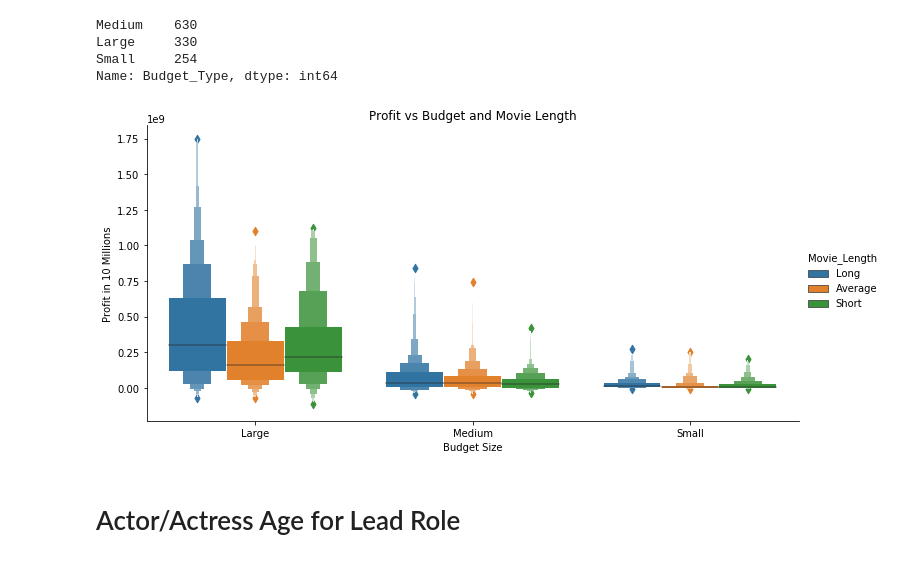
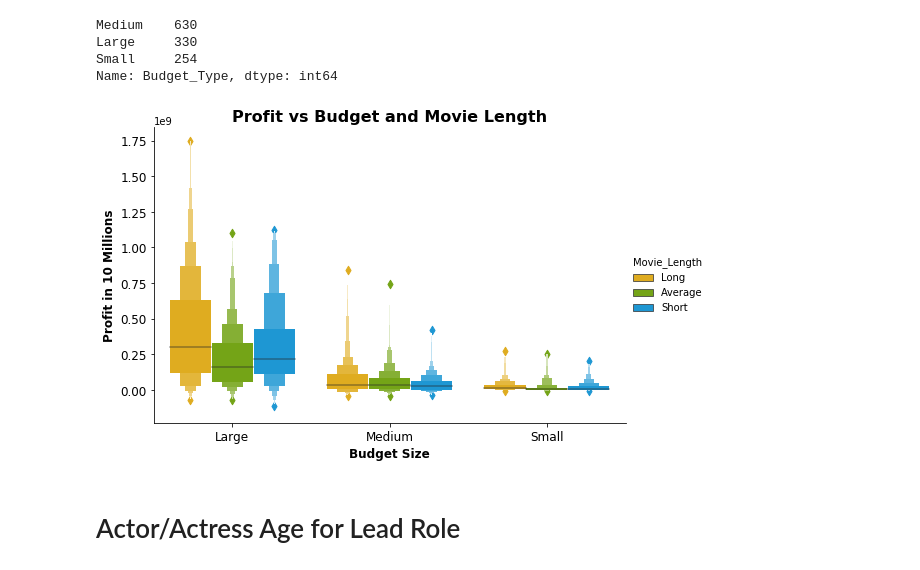
Before and after one commit to phoebetwong/flatiron_mod1project, a Jupyter notebook: mod1_proj.ipynb, the cells around one changed output. Saved outputs shown, nothing was run; the diff lists cells and outputs as text; code cells hidden in the pictures.

```diff
--- a/mod1_proj.ipynb
+++ b/mod1_proj.ipynb
@@ -432,14 +435,17 @@ Large     330
 Small     254
 Name: Budget_Type, dtype: int64
 # %%
-sns.catplot(hue= 'Movie_Length',x="Budget_Type", y="profit", kind="boxen", data=df_with_budget,height=5, aspect=2)
-plt.xlabel('Budget Size')
-plt.ylabel('Profit in 10 Millions')
-plt.title('Profit vs Budget and Movie Length')
-plt.savefig('Profit_vs_Budget_Length.jpg')
+sns.catplot(hue= 'Movie_Length',x="Budget_Type", y="profit", kind="boxen", data=df_with_budget,height=5,
+            palette ={'Long' : '#ffbb00', 'Average' : '#7cbb00', 'Short' : '#00a1f1'}, aspect = 1.5)
+plt.xticks(fontsize = 12)
+plt.yticks(fontsize = 12)
+plt.xlabel('Budget Size',fontweight='bold',fontsize = 12)
+plt.ylabel('Profit in 10 Millions',fontweight='bold',fontsize = 12)
+plt.title('Profit vs Budget and Movie Length',fontweight='bold',fontsize = 16)
+plt.savefig('ProfitParameters.jpg',bbox_inches="tight")
 plt.show()
 # %% [output]
-[figure, old version]
+[figure, new version]
 # %% [markdown]
 # Actor/Actress Age for Lead Role
 # %%
```
Also changed, not shown: parts of 3 cells of this notebook, 10 other files.
